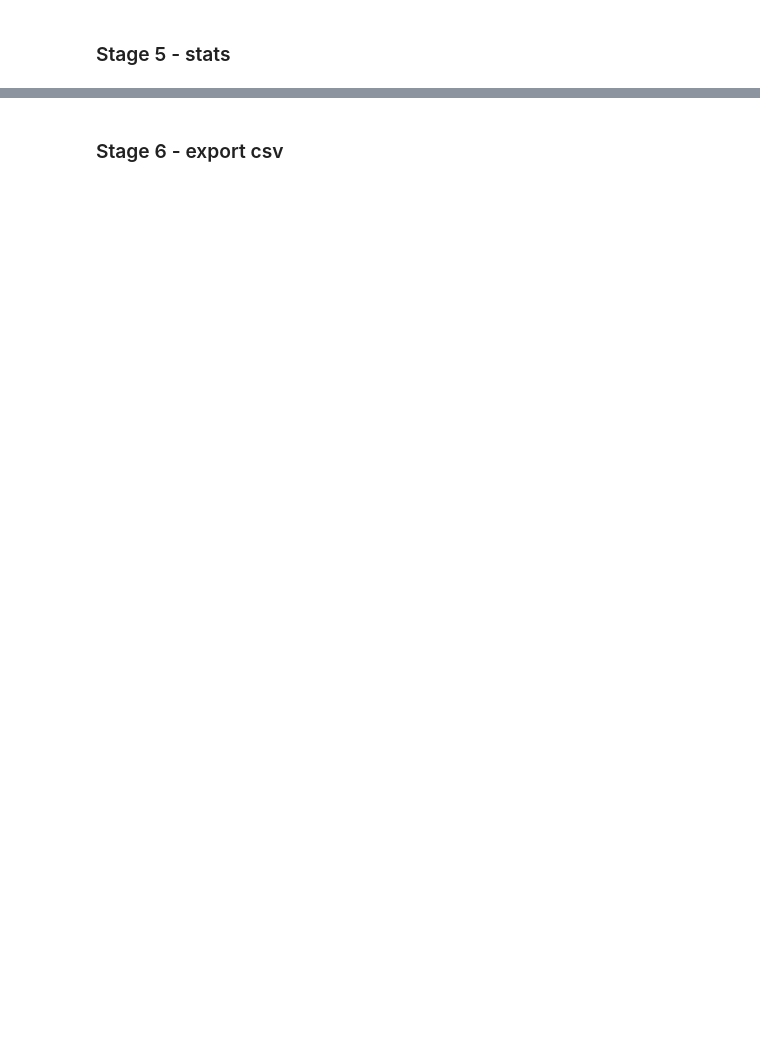
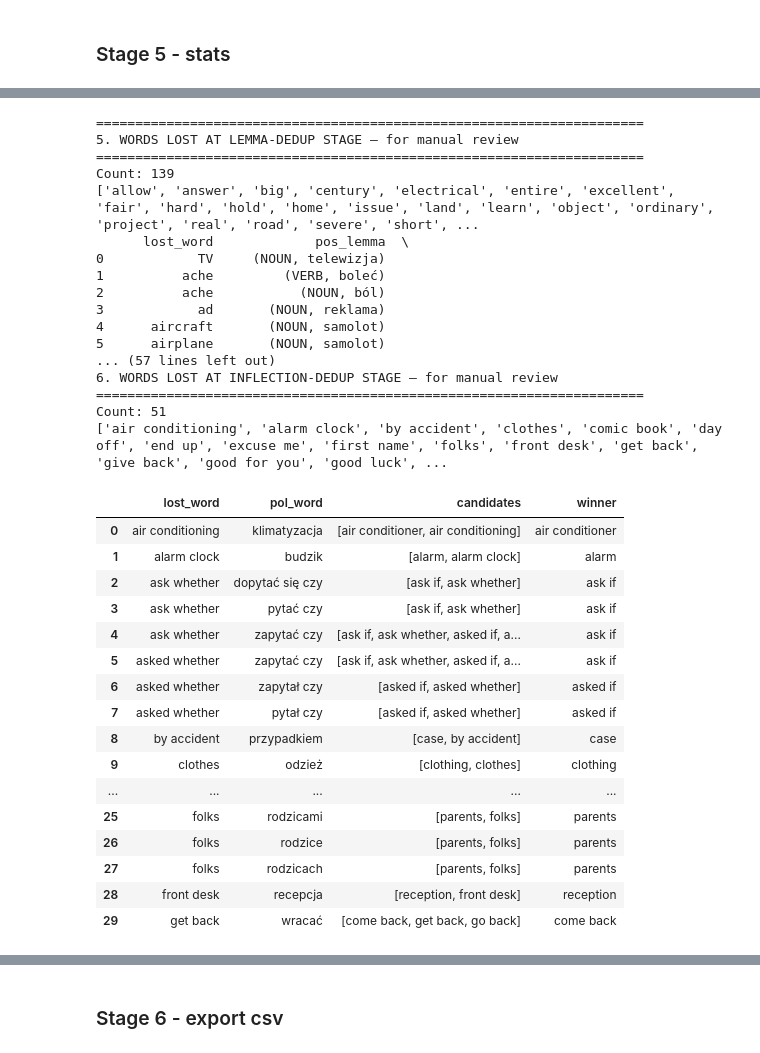
Before and after one commit to rrkarpinski/lingoblend-chrome, a Jupyter notebook: data_preprocessing/vocab_preprocessing.ipynb, the cells around one changed output, grey strips where cells are left out. Saved outputs shown, nothing was run; the diff lists cells and outputs as text; code cells hidden in the pictures; blank space fills up the shorter version.

```diff
--- a/data_preprocessing/vocab_preprocessing.ipynb
+++ b/data_preprocessing/vocab_preprocessing.ipynb
@@ -75,3 +215,21 @@ tmp[(tmp["target"].str.contains(r"[^A-Za-z]")) & (tmp['is_phrase']==False)].head
+# %%
+def is_all_stopwords(translation, wordset):
+    words = translation.split()
+    return all(w.lower() in wordset for w in words)
+
+def strip_pure_stopword_translations(cell, wordset):
+    """Z listy tłumaczeń rozdzielonych przecinkiem usuń te, które składają się wyłącznie ze stopwordów."""
+    if pd.isna(cell) or not str(cell).strip():
+        return cell
+    tokens_list = [t.strip() for t in str(cell).split(",") if t.strip()]
+    kept = [t for t in tokens_list if not is_all_stopwords(t, wordset)]
+    return ", ".join(kept)
+
+df_raw["duolingo_translations"] = df_raw["duolingo_translations"].apply(
+    lambda c: strip_pure_stopword_translations(c, _POLISH_STOPWORDS)
+)
+
+df_raw = df_raw[df_raw["duolingo_translations"] != ""]
 # %%
 import re
 
@@ -79,12 +237,12 @@ words = [
     # "a",
     # "an",
     # "the",
-    "to",
+    # "to",
     # 'and',
     # 'at'
     # "of",
     # 'for',
-    #   'that'
+      'that'
     # 'after',
     # 'go',
     # 'in'
@@ -468,7 +695,7 @@ _BLACKLIST_WORDS: set[str] = {
     "my", "mine", "your", "yours", "his", "her", "hers",
     "their", "theirs", "our", "ours", "its",
     ## quantifiers
-    "many", "much",
+    "many", "much","only",
     # "some", "any", "few", "several", "enough",
     ## discourse / response particles
     "yes", "no",
@@ -489,15 +716,17 @@ _BLACKLIST_WORDS: set[str] = {
     "alone", "stuff", "thing", "things",
     # "way", "ways", "time", "times", "place", "places",
     "or", "and",
-    "so", "as",
+    "so", "as", "if",
     "why", "where", "what", "how", "when", "which", "whom", "whose",
     'yourselves', 'themselves', 'ourselves', 'itself', 'herself', 'himself', 'myself', 'yourself',
-    'am', 'is', 'are', 'was','were',
+    'am', 'is', 'are', 'was','were', 'would', 'can', 'will', 'could',
     'have', 'has', 'had',
     'get', 'gets', 'got', 'gotten',
+    'no','not'
 }
+_BLACKLIST_WORDS = {t.lower() for t in _BLACKLIST_WORDS}
 
-df['is_blacklisted'] = df['target'].apply(lambda word: bool(word in _BLACKLIST_WORDS))
+df['is_blacklisted'] = df['target'].apply(lambda word: bool(word.lower() in _BLACKLIST_WORDS))
 # %%
 # %% ── STAGE 1a: RUN ──────────────────────────────────────────────────────────
 df["eng_analyses"] = df["target"].apply(
@@ -575,3 +839,14 @@ for lemma, targets in sorted(eng_lemma_dupes.items(), key=lambda x: -len(set(x[1
+# %%
+def phrase_contains_blacklisted(target):
+    tokens = target.split()
+    return all(t.lower() in _BLACKLIST_WORDS for t in tokens)
+
+mask_bad_phrase = (
+    (df["eng_word_type"] == "phrase") &
+    (df["target"].apply(lambda t: phrase_contains_blacklisted(t)))
+)
+
+df = df[~mask_bad_phrase]
 # %% [markdown]
 ### _old Stage 1
 # %%
@@ -2667,34 +3143,69 @@ print(lost_words[['lost_word', 'pos_lemma', 'candidates', 'winner']][:30])
 print("=" * 70)
 print("6. WORDS LOST AT INFLECTION-DEDUP STAGE — for manual review")
 print("=" * 70)
 
 lost_at_inflection = df_sorted[
     (df_sorted["all_translations_dedup"].apply(len) == 0) &
     (df_sorted["all_translations"].apply(len) > 0)
 ]
 print(f"Count: {len(lost_at_inflection)}")
 review_inflection = lost_at_inflection[["target", "eng_word_type", "eng_lexeme_form",
                                           "all_translations", "duolingo_translations"]]
 print(sorted(lost_at_inflection['target'].to_list()[:30]))
 # review_inflection.to_csv("lost_at_inflection_dedup.csv", index=False)
 
 
 targets = pd.DataFrame(lost_at_inflection["target"].sort_values())
 lost_words = inflection_dedup_log_df.copy()
 lost_words = (
     lost_words
     .assign(candidates2=lambda d: d["candidates"])
     .explode("candidates2")
     .merge(
         targets.rename(columns={"target": "lost_word"}),
         left_on="candidates2",
         right_on="lost_word",
         how="right",
     )
     .drop(columns="candidates2")
 )
 
-print(lost_words[['lost_word', 'pol_word', 'candidates', 'winner']][:30])
+lost_words[['lost_word', 'pol_word', 'candidates', 'winner']][:30]
+# %% [output]
+======================================================================
+5. WORDS LOST AT LEMMA-DEDUP STAGE — for manual review
+======================================================================
+Count: 139
+['allow', 'answer', 'big', 'century', 'electrical', 'entire', 'excellent', 'fair', 'hard', 'hold', 'home', 'issue', 'land', 'learn', 'object', 'ordinary', 'project', 'real', 'road', 'severe', 'short', ...
+      lost_word             pos_lemma  \
+0            TV     (NOUN, telewizja)
+1          ache         (VERB, boleć)
+2          ache           (NOUN, ból)
+3            ad       (NOUN, reklama)
+4      aircraft       (NOUN, samolot)
+5      airplane       (NOUN, samolot)
+... (57 lines left out)
+6. WORDS LOST AT INFLECTION-DEDUP STAGE — for manual review
+======================================================================
+Count: 51
+['air conditioning', 'alarm clock', 'by accident', 'clothes', 'comic book', 'day off', 'end up', 'excuse me', 'first name', 'folks', 'front desk', 'get back', 'give back', 'good for you', 'good luck', ...
+|  | lost_word | pol_word | candidates | winner |
+| 0 | air conditioning | klimatyzacja | [air conditioner, air conditioning] | air conditioner |
+| 1 | alarm clock | budzik | [alarm, alarm clock] | alarm |
+| 2 | ask whether | dopytać się czy | [ask if, ask whether] | ask if |
+| 3 | ask whether | pytać czy | [ask if, ask whether] | ask if |
+| 4 | ask whether | zapytać czy | [ask if, ask whether, asked if, a... | ask if |
+| 5 | asked whether | zapytać czy | [ask if, ask whether, asked if, a... | ask if |
+| 6 | asked whether | zapytał czy | [asked if, asked whether] | asked if |
+| 7 | asked whether | pytał czy | [asked if, asked whether] | asked if |
+| 8 | by accident | przypadkiem | [case, by accident] | case |
+| 9 | clothes | odzież | [clothing, clothes] | clothing |
+| ... | ... | ... | ... | ... |
+| 25 | folks | rodzicami | [parents, folks] | parents |
+| 26 | folks | rodzice | [parents, folks] | parents |
+| 27 | folks | rodzicach | [parents, folks] | parents |
+| 28 | front desk | recepcja | [reception, front desk] | reception |
+| 29 | get back | wracać | [come back, get back, go back] | come back |
 # %%
 pd.set_option('display.max_rows', None)
 pd.set_option('display.max_columns', None)
```
Also changed, not shown: parts of 41 cells of this notebook.
